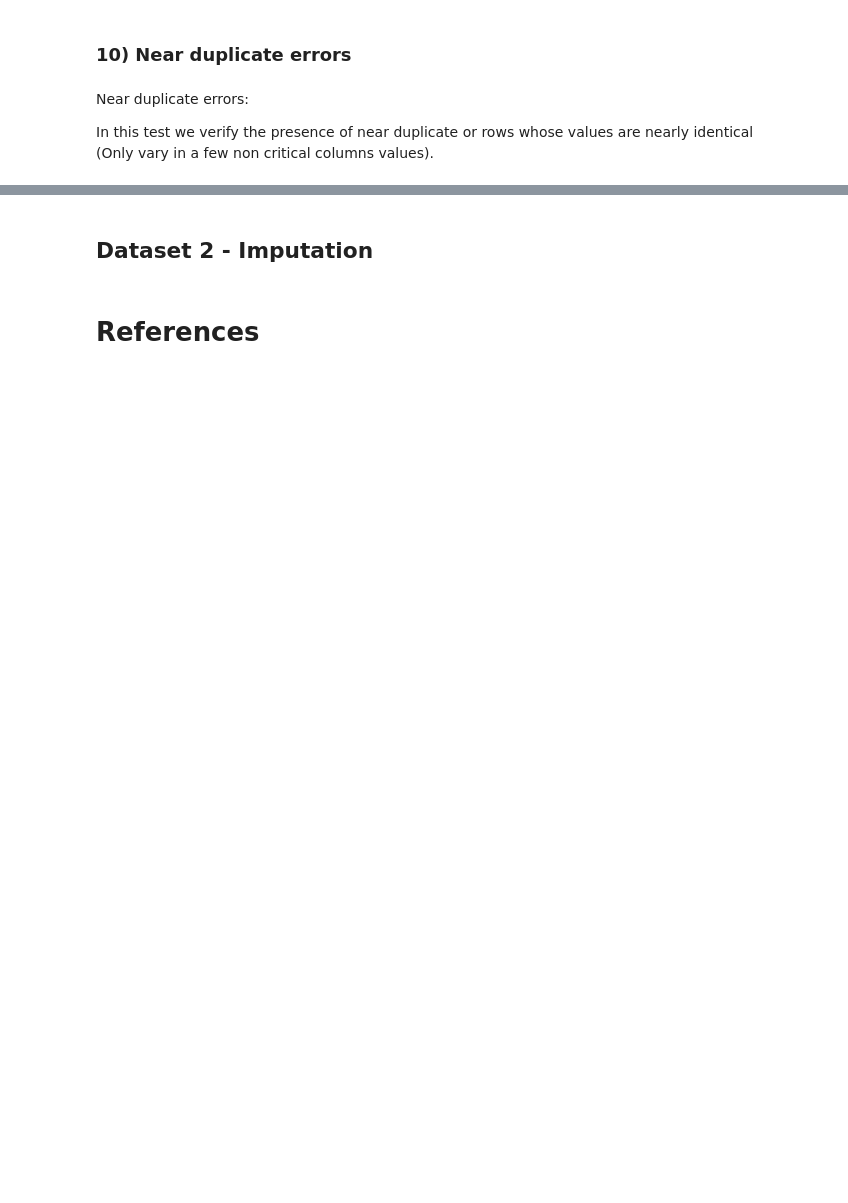
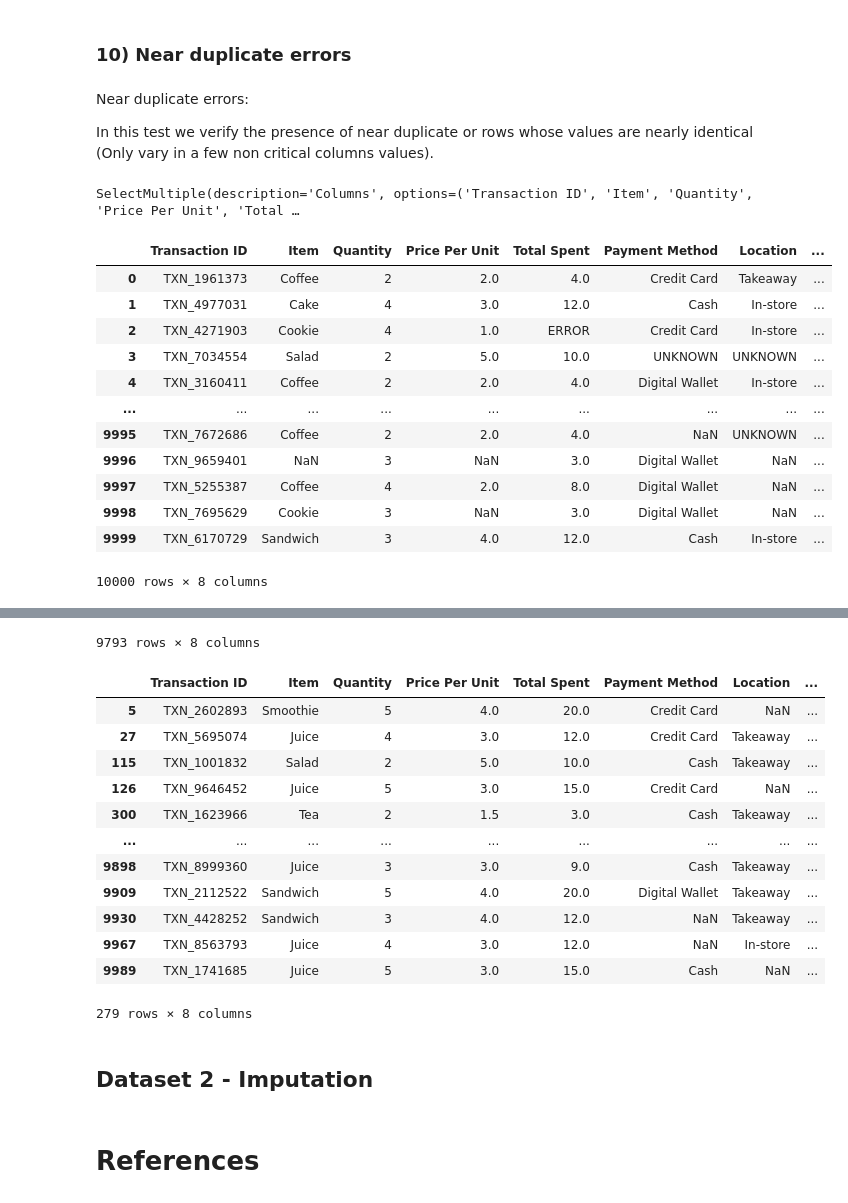
Before and after one commit to IsaacLafond/CSI-4142---Fundamentals-of-Data-Science, a Jupyter notebook: Assignment 2/assignment2.ipynb, the cells around one changed output, grey strips where cells are left out. Drawn from its saved outputs; the diff is of its cells as text; code cells hidden in the pictures; blank space fills up the shorter version.

Commit message:
Dataset 1 complete (1-10 data clean checks)

```diff
--- a/Assignment 2/assignment2.ipynb
+++ b/Assignment 2/assignment2.ipynb
@@ -389,0 +409,42 @@ columns10 = ["Item", "Quantity", "Price Per Unit", "Total Spent", "Payment Metho
+# %%
+# Parameters
+import ipywidgets as widgets
+from IPython.display import display
+
+# Create a multi-selection dropdown to allow the selection of the subset of columns
+dropdown = widgets.SelectMultiple(
+    options=df1.columns,
+    value=[],
+    description="Columns",
+    disabled=False
+)
+
+display(dropdown)
+
+# Checker code
+
+# Selected values
+def on_selection_change(change):
+  # Get selected columns
+  selected_subset = list(change["new"])
+  # Check for duplicates in the subset of column
+  display(df1[df1.duplicated(subset=selected_subset, keep=False)]) #[8][9]
+
+dropdown.observe(on_selection_change, names="value")
+
+# [10]
+# %% [output]
+SelectMultiple(description='Columns', options=('Transaction ID', 'Item', 'Quantity', 'Price Per Unit', 'Total …
+|  | Transaction ID | Item | Quantity | Price Per Unit | Total Spent | Payment Method | Location | ... |
+| 0 | TXN_1961373 | Coffee | 2 | 2.0 | 4.0 | Credit Card | Takeaway | ... |
+| 1 | TXN_4977031 | Cake | 4 | 3.0 | 12.0 | Cash | In-store | ... |
+| 2 | TXN_4271903 | Cookie | 4 | 1.0 | ERROR | Credit Card | In-store | ... |
+| 3 | TXN_7034554 | Salad | 2 | 5.0 | 10.0 | UNKNOWN | UNKNOWN | ... |
+| 4 | TXN_3160411 | Coffee | 2 | 2.0 | 4.0 | Digital Wallet | In-store | ... |
+| ... | ... | ... | ... | ... | ... | ... | ... | ... |
+| 9995 | TXN_7672686 | Coffee | 2 | 2.0 | 4.0 | NaN | UNKNOWN | ... |
+| 9996 | TXN_9659401 | NaN | 3 | NaN | 3.0 | Digital Wallet | NaN | ... |
+| 9997 | TXN_5255387 | Coffee | 4 | 2.0 | 8.0 | Digital Wallet | NaN | ... |
+| 9998 | TXN_7695629 | Cookie | 3 | NaN | 3.0 | Digital Wallet | NaN | ... |
+| 9999 | TXN_6170729 | Sandwich | 3 | 4.0 | 12.0 | Cash | In-store | ... |
+10000 rows × 8 columns
@@ -390,3 +463,17 @@ columns10 = ["Item", "Quantity", "Price Per Unit", "Total Spent", "Payment Metho
+9793 rows × 8 columns
+|  | Transaction ID | Item | Quantity | Price Per Unit | Total Spent | Payment Method | Location | ... |
+| 5 | TXN_2602893 | Smoothie | 5 | 4.0 | 20.0 | Credit Card | NaN | ... |
+| 27 | TXN_5695074 | Juice | 4 | 3.0 | 12.0 | Credit Card | Takeaway | ... |
+| 115 | TXN_1001832 | Salad | 2 | 5.0 | 10.0 | Cash | Takeaway | ... |
+| 126 | TXN_9646452 | Juice | 5 | 3.0 | 15.0 | Credit Card | NaN | ... |
+| 300 | TXN_1623966 | Tea | 2 | 1.5 | 3.0 | Cash | Takeaway | ... |
+| ... | ... | ... | ... | ... | ... | ... | ... | ... |
+| 9898 | TXN_8999360 | Juice | 3 | 3.0 | 9.0 | Cash | Takeaway | ... |
+| 9909 | TXN_2112522 | Sandwich | 5 | 4.0 | 20.0 | Digital Wallet | Takeaway | ... |
+| 9930 | TXN_4428252 | Sandwich | 3 | 4.0 | 12.0 | NaN | Takeaway | ... |
+| 9967 | TXN_8563793 | Juice | 4 | 3.0 | 12.0 | NaN | In-store | ... |
+| 9989 | TXN_1741685 | Juice | 5 | 3.0 | 15.0 | Cash | NaN | ... |
+279 rows × 8 columns
 # %% [markdown]
 ## **Dataset 2 - Imputation**
 # %%
```
Also changed, not shown: parts of 5 cells of this notebook.
